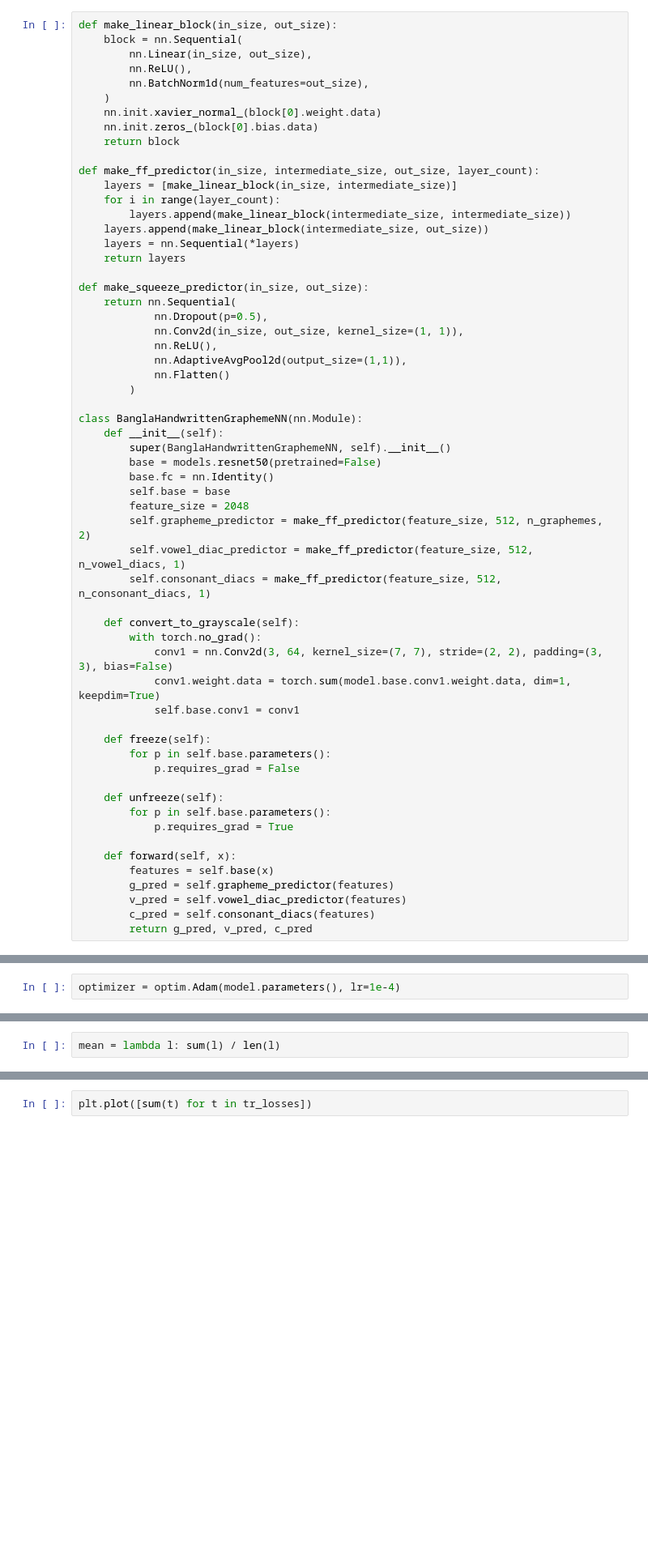
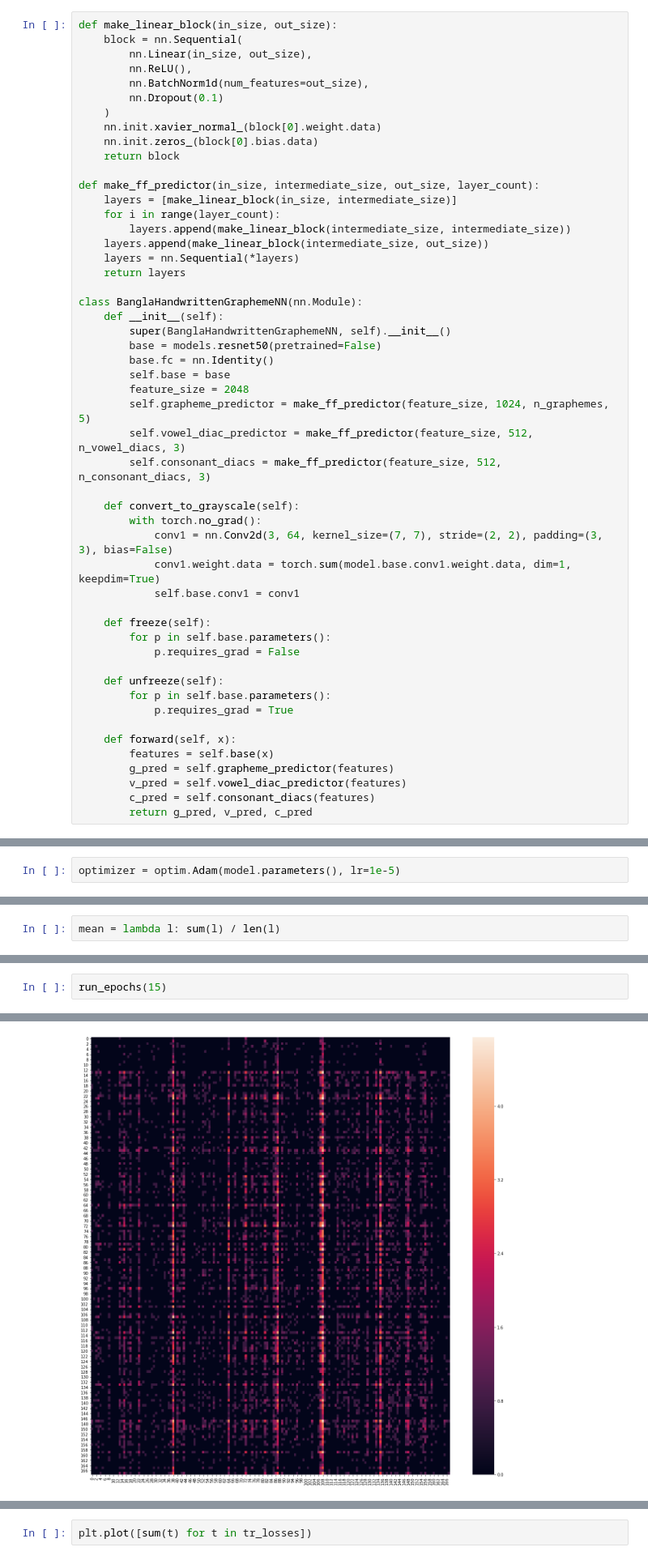
Before and after one commit to abyaadrafid/BHGD, a Jupyter notebook: BGHD_R50_Labelsmooth_P.ipynb, the cells around one changed output, grey strips where cells are left out. Shown at 81% size. Drawn from its saved outputs; the diff is of its cells as text; blank space fills up the shorter version.

```diff
--- a/BGHD_R50_Labelsmooth_P.ipynb
+++ b/BGHD_R50_Labelsmooth_P.ipynb
@@ -108,6 +110,7 @@ def make_linear_block(in_size, out_size):
         nn.Linear(in_size, out_size),
         nn.ReLU(),
         nn.BatchNorm1d(num_features=out_size),
+        nn.Dropout(0.1)
     )
     nn.init.xavier_normal_(block[0].weight.data)
     nn.init.zeros_(block[0].bias.data)
@@ -121,15 +124,6 @@ def make_ff_predictor(in_size, intermediate_size, out_size, layer_count):
     layers = nn.Sequential(*layers)
     return layers
 
-def make_squeeze_predictor(in_size, out_size):
-    return nn.Sequential(
-            nn.Dropout(p=0.5),
-            nn.Conv2d(in_size, out_size, kernel_size=(1, 1)),
-            nn.ReLU(),
-            nn.AdaptiveAvgPool2d(output_size=(1,1)),
-            nn.Flatten()
-        )
-
 class BanglaHandwrittenGraphemeNN(nn.Module):
     def __init__(self):
         super(BanglaHandwrittenGraphemeNN, self).__init__()
@@ -137,9 +131,9 @@ class BanglaHandwrittenGraphemeNN(nn.Module):
         base.fc = nn.Identity()
         self.base = base
         feature_size = 2048
-        self.grapheme_predictor = make_ff_predictor(feature_size, 512, n_graphemes, 2)
-        self.vowel_diac_predictor = make_ff_predictor(feature_size, 512, n_vowel_diacs, 1)
-        self.consonant_diacs = make_ff_predictor(feature_size, 512, n_consonant_diacs, 1)
+        self.grapheme_predictor = make_ff_predictor(feature_size, 1024, n_graphemes, 5)
+        self.vowel_diac_predictor = make_ff_predictor(feature_size, 512, n_vowel_diacs, 3)
+        self.consonant_diacs = make_ff_predictor(feature_size, 512, n_consonant_diacs, 3)
 
     def convert_to_grayscale(self):
         with torch.no_grad():
@@ -193,7 +187,7 @@ closs = LabelSmoothingLoss(7, smoothing= 0.1)
 # %%
 criterion = [gloss,vloss,closs]
 # %%
-optimizer = optim.Adam(model.parameters(), lr=1e-4)
+optimizer = optim.Adam(model.parameters(), lr=1e-5)
 # %%
 tr_losses = []
 va_losses = []
@@ -294,0 +265,3 @@ KeyboardInterrupt:
+# %%
+run_epochs(15)
+# %% [output]
@@ -294,0 +289 @@ KeyboardInterrupt:
+[figure, added]
```
Also changed, not shown: parts of 10 cells of this notebook.
